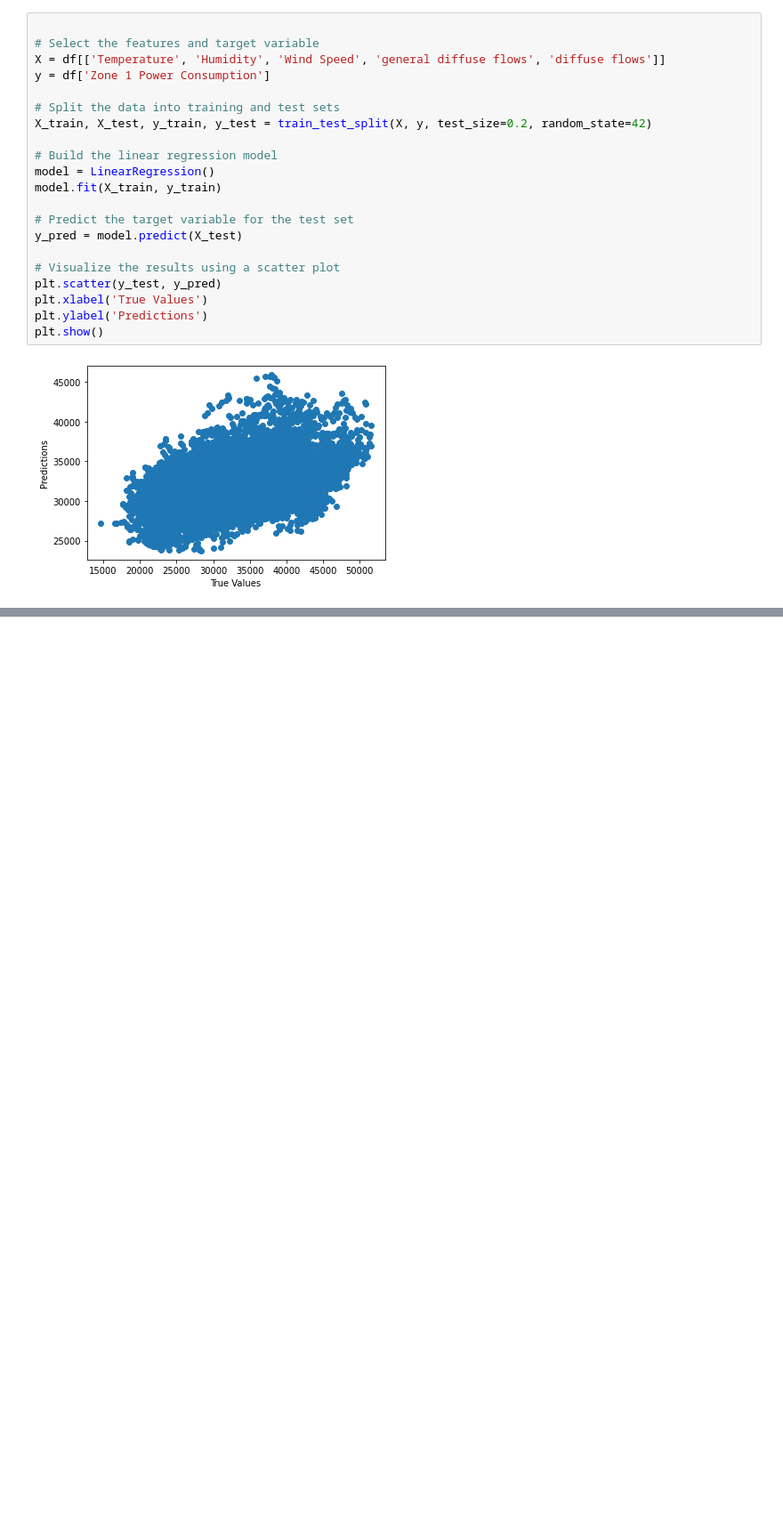
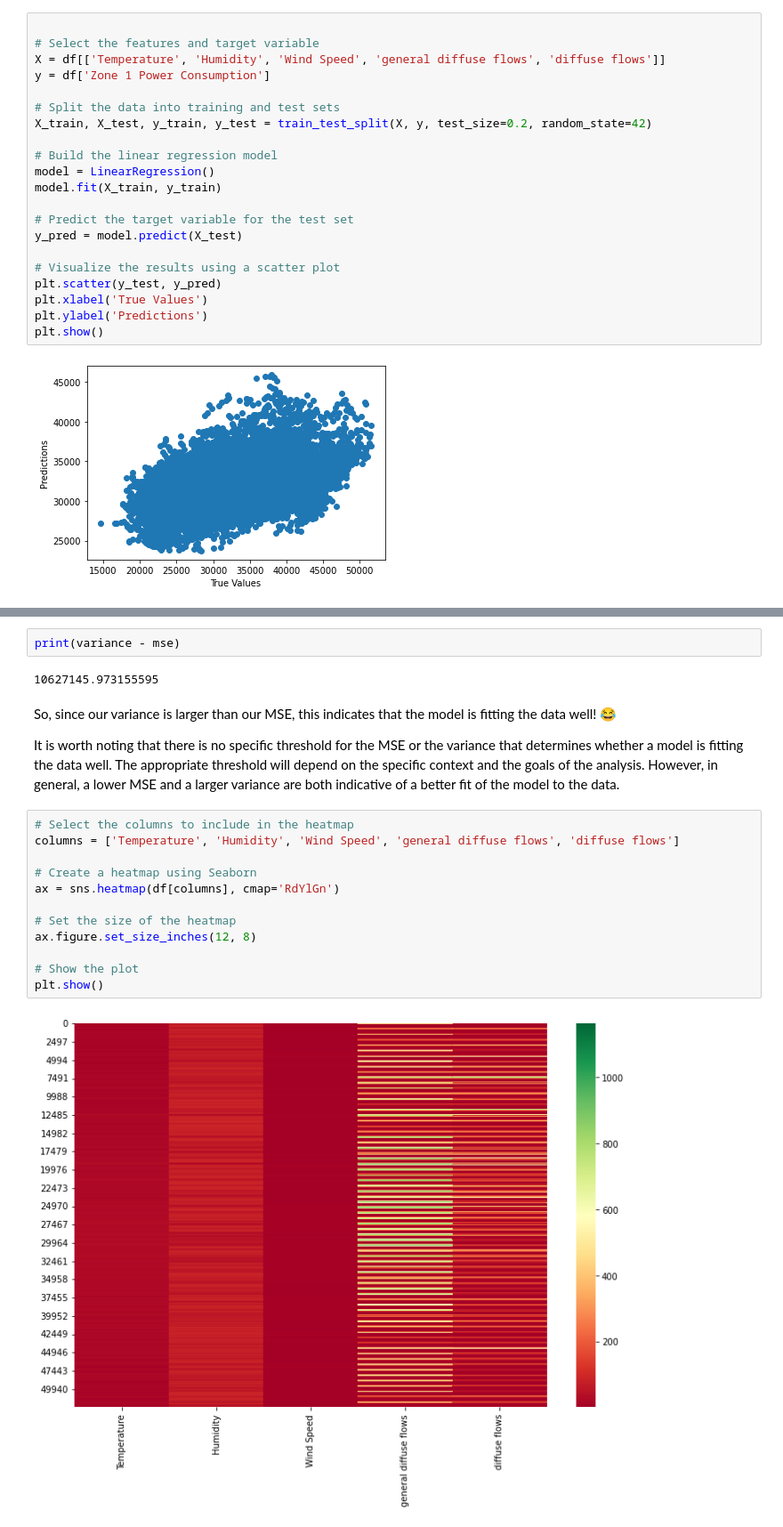
Before and after one commit to Chuka-J-Uzo/Regression_Analysis_PowerConsumption_Data, a Jupyter notebook: Regression_model_main.ipynb, the cells around one changed output, grey strips where cells are left out. Shown at 89% size. Drawn from its saved outputs; the diff is of its cells as text; blank space fills up the shorter version.

```diff
--- a/Regression_model_main.ipynb
+++ b/Regression_model_main.ipynb
@@ -48,0 +161,22 @@ plt.show()
+# %%
+print(variance - mse)
+# %% [output]
+10627145.973155595
+# %% [markdown]
+So, since our variance is larger than our MSE, this indicates that the model is fitting the data well! 😂
+
+It is worth noting that there is no specific threshold for the MSE or the variance that determines whether a model is fitting the data well. The appropriate threshold will depend on the specific context and the goals of the analysis. However, in general, a lower MSE and a larger variance are both indicative of a better fit of the model to the data.
+# %%
+# Select the columns to include in the heatmap
+columns = ['Temperature', 'Humidity', 'Wind Speed', 'general diffuse flows', 'diffuse flows']
+
+# Create a heatmap using Seaborn
+ax = sns.heatmap(df[columns], cmap='RdYlGn')
+
+# Set the size of the heatmap
+ax.figure.set_size_inches(12, 8)
+
+# Show the plot
+plt.show()
+# %% [output]
+[figure, added]
```
Also changed, not shown: parts of 10 cells of this notebook.
